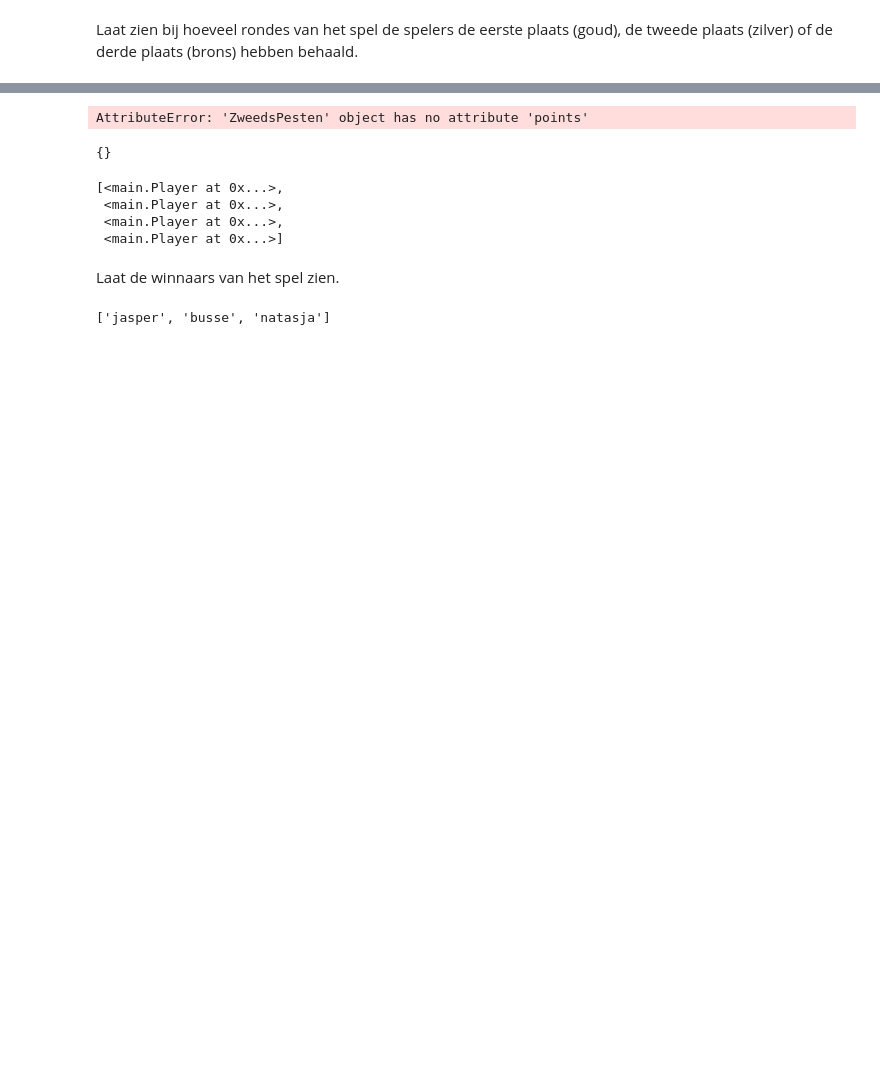
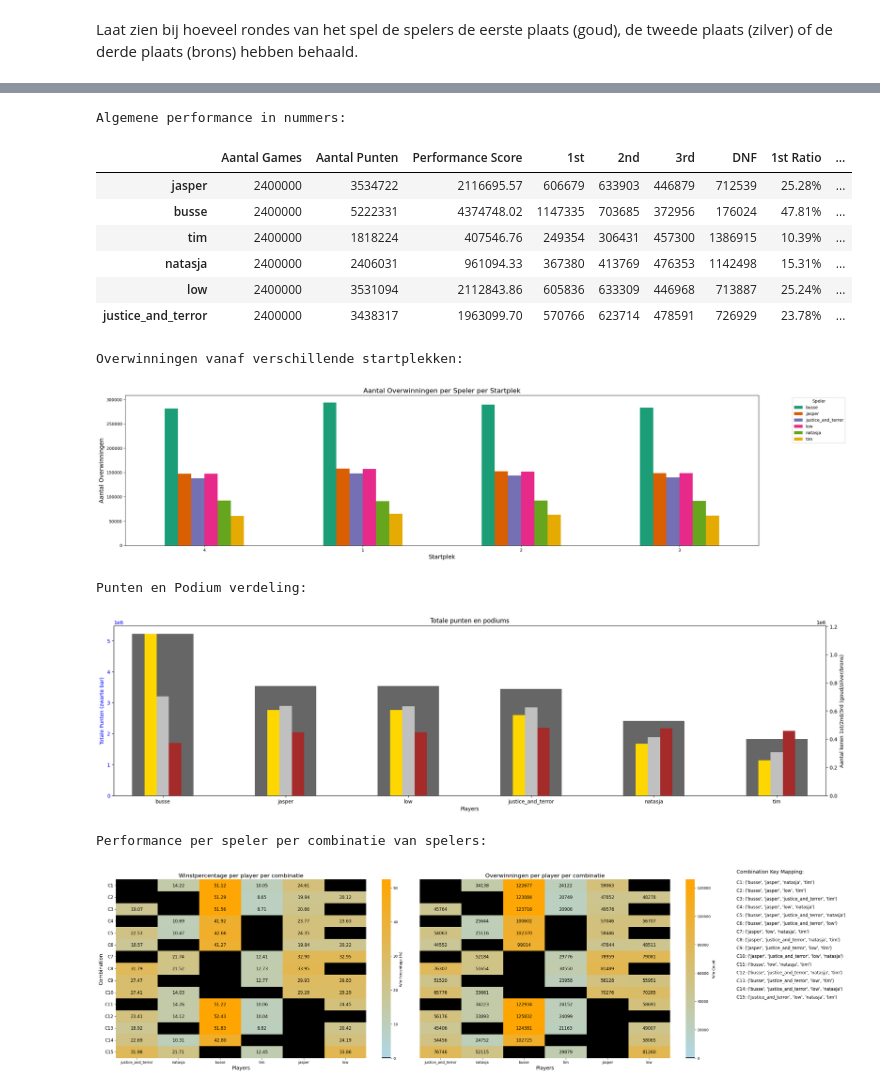
Before and after one commit to BJHeemskerk/ZweedsPesten, a Jupyter notebook: notebooks/ZweedsPestenTesten.ipynb, the cells around one changed output, grey strips where cells are left out. Saved outputs shown, nothing was run; the diff lists cells and outputs as text; code cells hidden in the pictures; blank space fills up the shorter version.

```diff
--- a/notebooks/ZweedsPestenTesten.ipynb
+++ b/notebooks/ZweedsPestenTesten.ipynb
@@ -19,10 +19,13 @@ from utils import ZweedsPesten
 Maakt variabele player_names aan, definieert en initialiseert een ZweedsPesten object genaamd game met de namen van de spelers.
 Bepaalt een winnaar door de game_loop method door te lopen van het ZweedsPesten-object.
 # %%
-player_names = ["jasper", "busse", "tim", "natasja"]
+# Lijst met spelers
+player_names = ["jasper", "busse", "tim", "natasja", "low", "justice_and_terror"]
 
+# Opstarten spel met speler lijst
 game = ZweedsPesten(player_names)
 
+# Simuleren van een enkele game
 winners = game.game_loop(verbose=2)
 # %% [output]
 ------------ Starting Game ------------
@@ -59,21 +50,18 @@ AttributeError: 'ZweedsPesten' object has no attribute 'medals'
-# %%
-game.points
-# %% [output]
-AttributeError: 'ZweedsPesten' object has no attribute 'points'
-# %%
-game.placements
-# %% [output]
-{}
-# %%
-game.players
-# %% [output]
-[<main.Player at 0x...>,
- <main.Player at 0x...>,
- <main.Player at 0x...>,
- <main.Player at 0x...>]
-# %% [markdown]
-Laat de winnaars van het spel zien.
-# %%
-game.winners
-# %% [output]
-['jasper', 'busse', 'natasja']
+# %%
+# Het simuleren van 10000 games
+game.simulate_games(10000)
+# %% [output]
+Algemene performance in nummers:
+|  | Aantal Games | Aantal Punten | Performance Score | 1st | 2nd | 3rd | DNF | 1st Ratio | ... |
+| jasper | 2400000 | 3534722 | 2116695.57 | 606679 | 633903 | 446879 | 712539 | 25.28% | ... |
+| busse | 2400000 | 5222331 | 4374748.02 | 1147335 | 703685 | 372956 | 176024 | 47.81% | ... |
+| tim | 2400000 | 1818224 | 407546.76 | 249354 | 306431 | 457300 | 1386915 | 10.39% | ... |
+| natasja | 2400000 | 2406031 | 961094.33 | 367380 | 413769 | 476353 | 1142498 | 15.31% | ... |
+| low | 2400000 | 3531094 | 2112843.86 | 605836 | 633309 | 446968 | 713887 | 25.24% | ... |
+| justice_and_terror | 2400000 | 3438317 | 1963099.70 | 570766 | 623714 | 478591 | 726929 | 23.78% | ... |
+Overwinningen vanaf verschillende startplekken:
+[figure, added]
+Punten en Podium verdeling:
+[figure, added]
+Performance per speler per combinatie van spelers:
+[figure, added]
```
Also changed, not shown: parts of 4 cells of this notebook, 2 other files.
